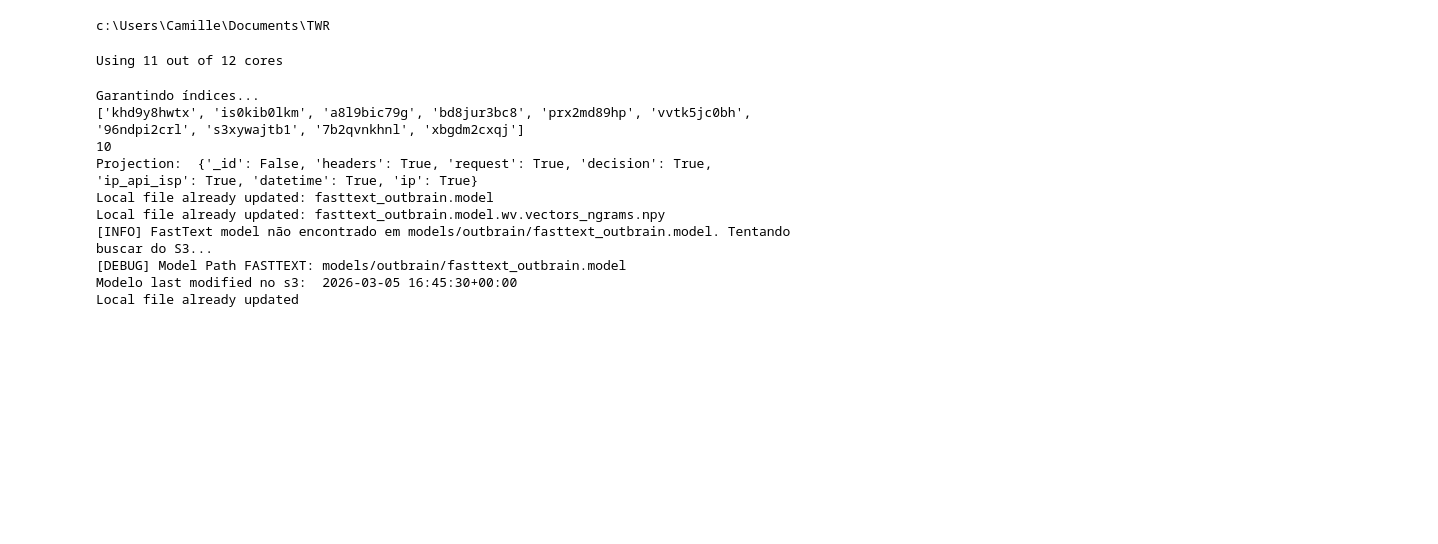
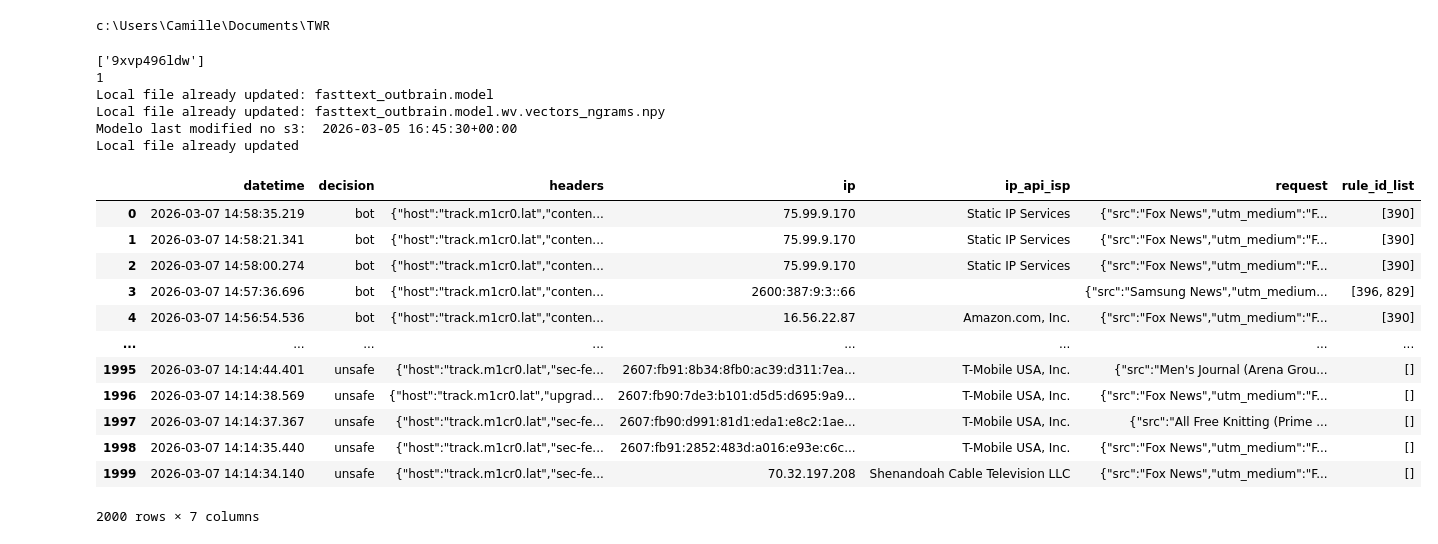
Before and after one commit to camillemotajf/deep_agent_twr, a Jupyter notebook: teste_rule_id.ipynb, the cells around one changed output. Saved outputs shown, nothing was run; the diff lists cells and outputs as text; code cells hidden in the pictures; blank space fills up the shorter version.

```diff
--- a/teste_rule_id.ipynb
+++ b/teste_rule_id.ipynb
@@ -19,18 +19,19 @@ from app.config.container import campaign_service, request_service
 source = "outbrain"
 emb_config = "fasttext"
 
-hashes = await campaign_service.fetch_recent_active_campaigns(
-      traffic_source=source,
-      limit=10
-)
+# hashes = await campaign_service.fetch_recent_active_campaigns(
+#       traffic_source=source,
+#       limit=10
+# )
+hashes = ["9xvp496ldw"]
 
 print(hashes)
 print(len(hashes))
 
 requests = await request_service.fetch_training_sample_by_hashes(
       hashes=hashes,
-      only_rule_id=False,
-      limit_each=1000
+      limit_each=1000,
+      only_rule_id=True
 )
 
 data = pd.DataFrame(requests)
@@ -41,14 +42,25 @@ model_service = MILAttetionService(
       emb_config=emb_config
 )
 # %% [output]
-Using 11 out of 12 cores
+['9xvp496ldw']
+1
+Local file already updated: fasttext_outbrain.model
+Local file already updated: fasttext_outbrain.model.wv.vectors_ngrams.npy
+Modelo last modified no s3:  2026-03-05 16:45:30+00:00
+Local file already updated
-Garantindo índices...
-['khd9y8hwtx', 'is0kib0lkm', 'a8l9bic79g', 'bd8jur3bc8', 'prx2md89hp', 'vvtk5jc0bh', '96ndpi2crl', 's3xywajtb1', '7b2qvnkhnl', 'xbgdm2cxqj']
-10
-Projection:  {'_id': False, 'headers': True, 'request': True, 'decision': True, 'ip_api_isp': True, 'datetime': True, 'ip': True}
-Local file already updated: fasttext_outbrain.model
-Local file already updated: fasttext_outbrain.model.wv.vectors_ngrams.npy
-[INFO] FastText model não encontrado em models/outbrain/fasttext_outbrain.model. Tentando buscar do S3...
-[DEBUG] Model Path FASTTEXT: models/outbrain/fasttext_outbrain.model
-Modelo last modified no s3:  2026-03-05 16:45:30+00:00
-Local file already updated
+# %%
+data
+# %% [output]
+|  | datetime | decision | headers | ip | ip_api_isp | request | rule_id_list |
+| 0 | 2026-03-07 14:58:35.219 | bot | {"host":"track.m1cr0.lat","conten... | 75.99.9.170 | Static IP Services | {"src":"Fox News","utm_medium":"F... | [390] |
+| 1 | 2026-03-07 14:58:21.341 | bot | {"host":"track.m1cr0.lat","conten... | 75.99.9.170 | Static IP Services | {"src":"Fox News","utm_medium":"F... | [390] |
+| 2 | 2026-03-07 14:58:00.274 | bot | {"host":"track.m1cr0.lat","conten... | 75.99.9.170 | Static IP Services | {"src":"Fox News","utm_medium":"F... | [390] |
+| 3 | 2026-03-07 14:57:36.696 | bot | {"host":"track.m1cr0.lat","conten... | 2600:387:9:3::66 |  | {"src":"Samsung News","utm_medium... | [396, 829] |
+| 4 | 2026-03-07 14:56:54.536 | bot | {"host":"track.m1cr0.lat","conten... | 16.56.22.87 | Amazon.com, Inc. | {"src":"Fox News","utm_medium":"F... | [390] |
+| ... | ... | ... | ... | ... | ... | ... | ... |
+| 1995 | 2026-03-07 14:14:44.401 | unsafe | {"host":"track.m1cr0.lat","sec-fe... | 2607:fb91:8b34:8fb0:ac39:d311:7ea... | T-Mobile USA, Inc. | {"src":"Men's Journal (Arena Grou... | [] |
+| 1996 | 2026-03-07 14:14:38.569 | unsafe | {"host":"track.m1cr0.lat","upgrad... | 2607:fb90:7de3:b101:d5d5:d695:9a9... | T-Mobile USA, Inc. | {"src":"Fox News","utm_medium":"F... | [] |
+| 1997 | 2026-03-07 14:14:37.367 | unsafe | {"host":"track.m1cr0.lat","sec-fe... | 2607:fb90:d991:81d1:eda1:e8c2:1ae... | T-Mobile USA, Inc. | {"src":"All Free Knitting (Prime ... | [] |
+| 1998 | 2026-03-07 14:14:35.440 | unsafe | {"host":"track.m1cr0.lat","sec-fe... | 2607:fb91:2852:483d:a016:e93e:c6c... | T-Mobile USA, Inc. | {"src":"Fox News","utm_medium":"F... | [] |
+| 1999 | 2026-03-07 14:14:34.140 | unsafe | {"host":"track.m1cr0.lat","sec-fe... | 70.32.197.208 | Shenandoah Cable Television LLC | {"src":"Fox News","utm_medium":"F... | [] |
+2000 rows × 7 columns
```
Also changed, not shown: parts of 5 cells of this notebook, 23 other files.
